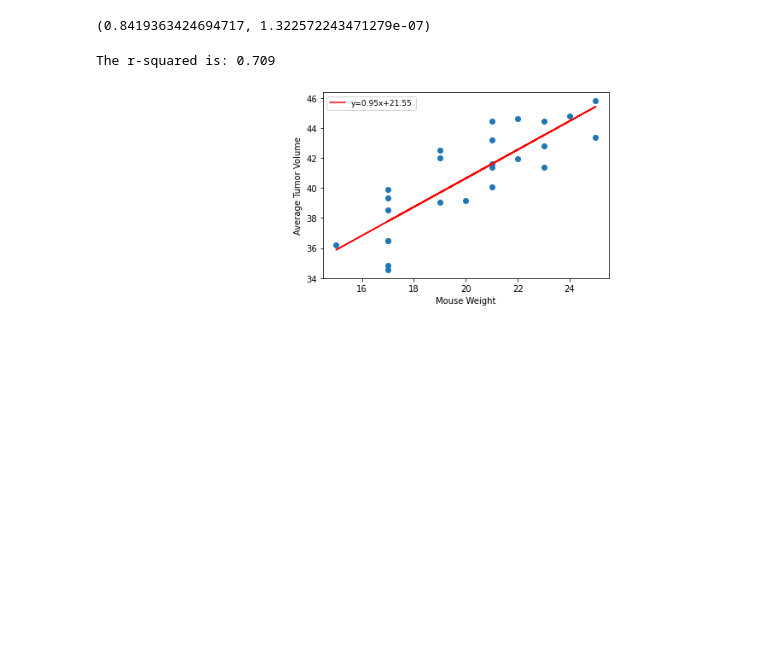
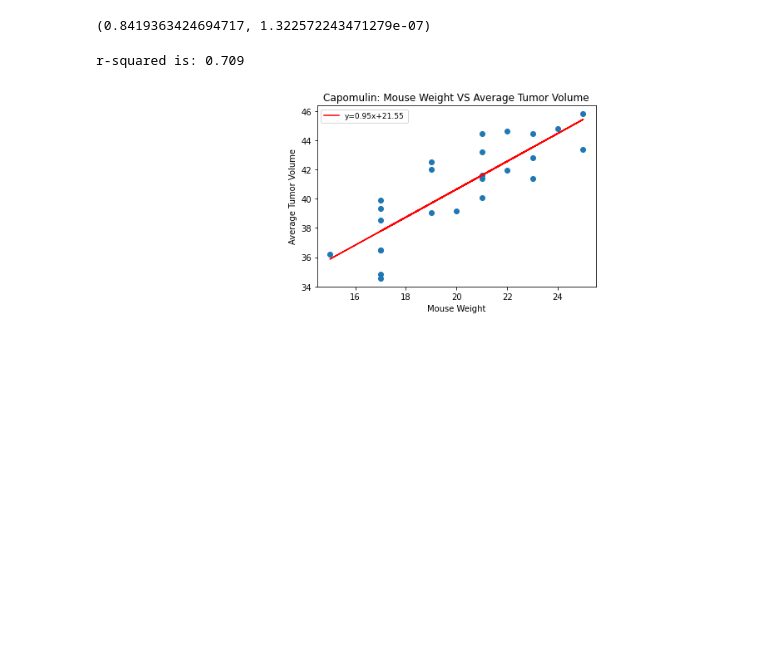
Before and after one commit to D4n13l-50L/Matplotlib-Homework, a Jupyter notebook: pymaceuticals_starter.ipynb, the cells around one changed output. Drawn from its saved outputs; the diff is of its cells as text; code cells hidden in the pictures.

```diff
--- a/pymaceuticals_starter.ipynb
+++ b/pymaceuticals_starter.ipynb
@@ -631,25 +634,27 @@ correlationCoe
 # %% [output]
 (0.8419363424694717, 1.322572243471279e-07)
 # %%
+#Calculate linear regression
 from scipy.stats import linregress
 x_values = avg_capm_vol["Weight (g)"]
 y_values = avg_capm_vol["Tumor Volume (mm3)"]
 (slope, intercept, rvalue, pvalue, stderr) = linregress(x_values, y_values)
 regress_values = x_values * slope + intercept
 line_eq = f"y = " + str(round(slope,2)) + "x + " + str(round(intercept,2))
-
+#Make Plot with labels
 plt.scatter(x_values, y_values)
 plt.plot(x_values,regress_values,"r", label='y={:.2f}x+{:.2f}'.format(slope,intercept) )
 plt.annotate(line_eq,(6,10),fontsize=15,color="green")
+plt.title('Capomulin: Mouse Weight VS Average Tumor Volume')
 plt.xlabel("Mouse Weight")
 plt.ylabel("Average Tumor Volume")
 plt.legend(fontsize=9)
-print(f"The r-squared is: {round(rvalue**2,3)}")
+print(f"r-squared is: {round(rvalue**2,3)}")
 
 
 
 
 plt.show()
 # %% [output]
-The r-squared is: 0.709
+r-squared is: 0.709
-[figure, old version]
+[figure, new version]
```
Also changed, not shown: parts of 2 cells of this notebook.
